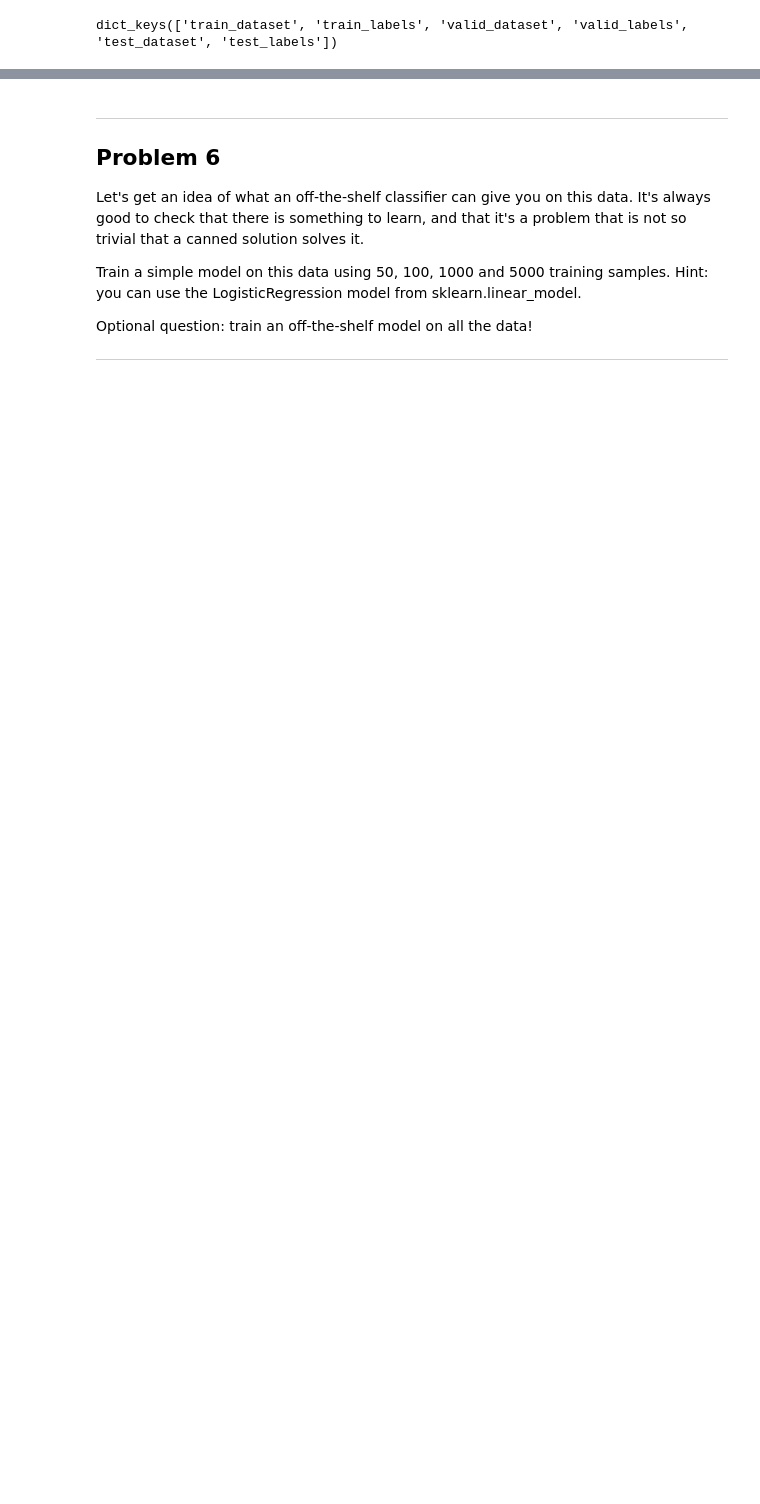
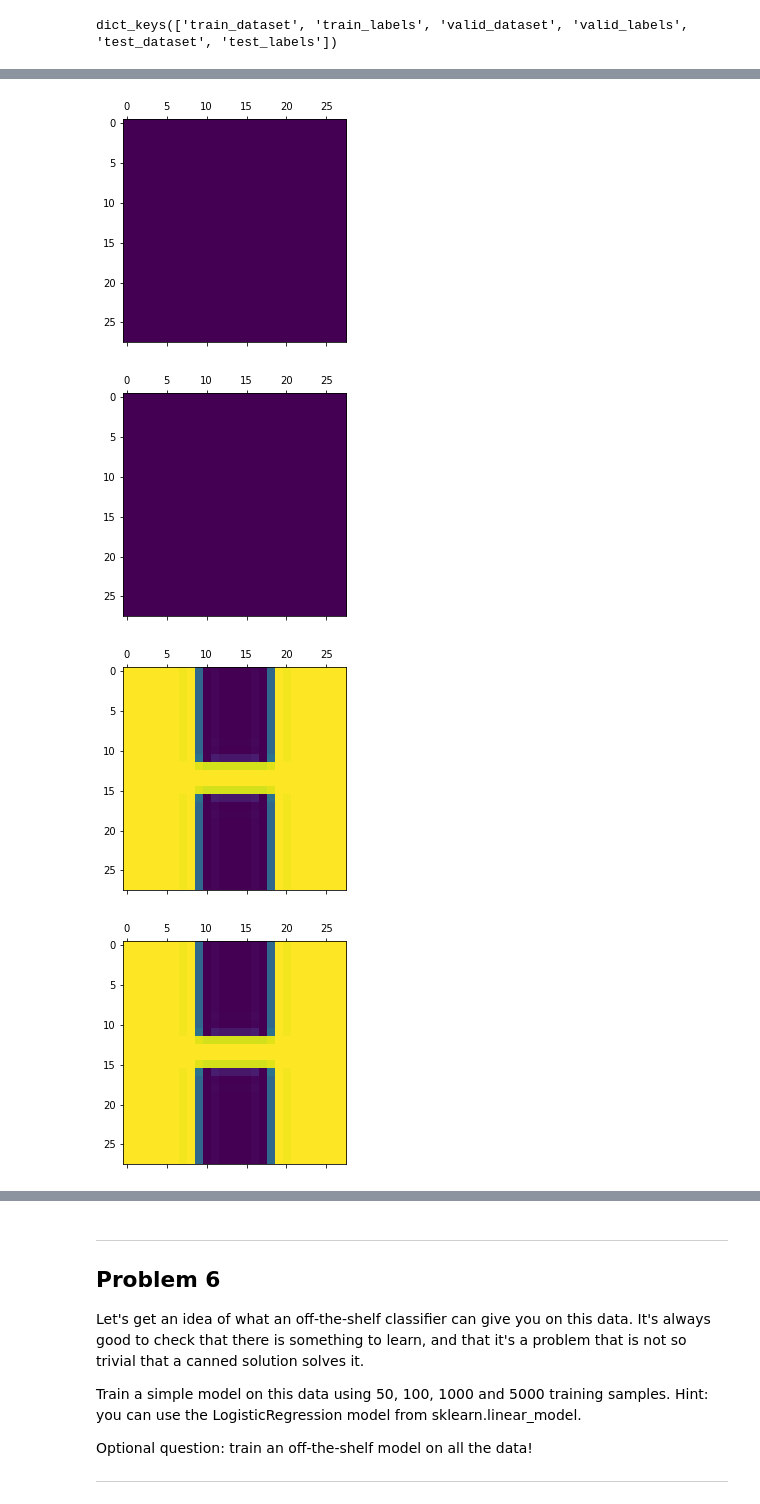
Before and after one commit to hjerpe/udacity-deep-learning, a Jupyter notebook: 1_notmnist.ipynb, the cells around one changed output, grey strips where cells are left out. Drawn from its saved outputs; the diff is of its cells as text; code cells hidden in the pictures; blank space fills up the shorter version.

```diff
--- a/1_notmnist.ipynb
+++ b/1_notmnist.ipynb
@@ -479,0 +466,10 @@ for ind in range(len(train_labels)):
+# %%
+tick = 0
+for x,y in indices_overlap_train_against_valid:
+    tick += 1
+    print('x: {}'.format(x))
+    print('y: {}'.format(y))
+    plt.matshow(train_dataset[x])
+    plt.matshow(valid_dataset[y])
+    if tick >= 4: break
+# %% [output]
@@ -479,0 +484,4 @@ for ind in range(len(train_labels)):
+[figure, added]
+[figure, added]
+[figure, added]
+[figure, added]
```
Also changed, not shown: parts of 10 cells of this notebook.
